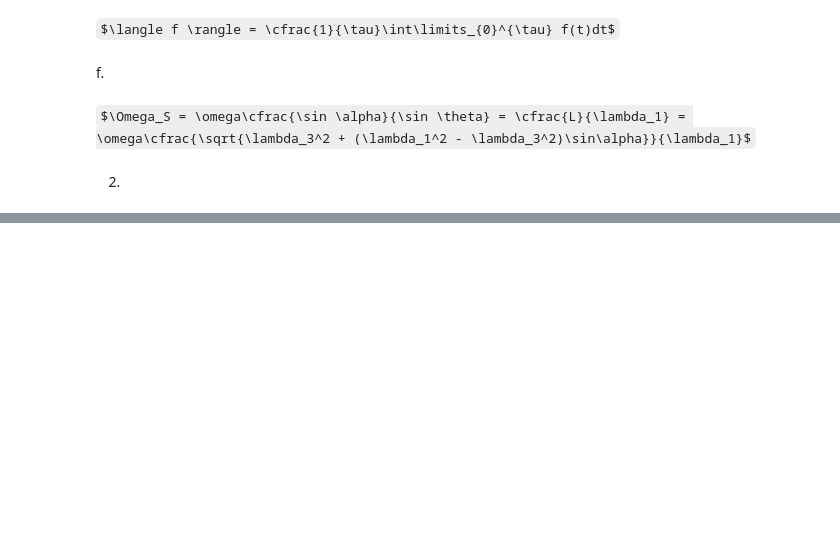
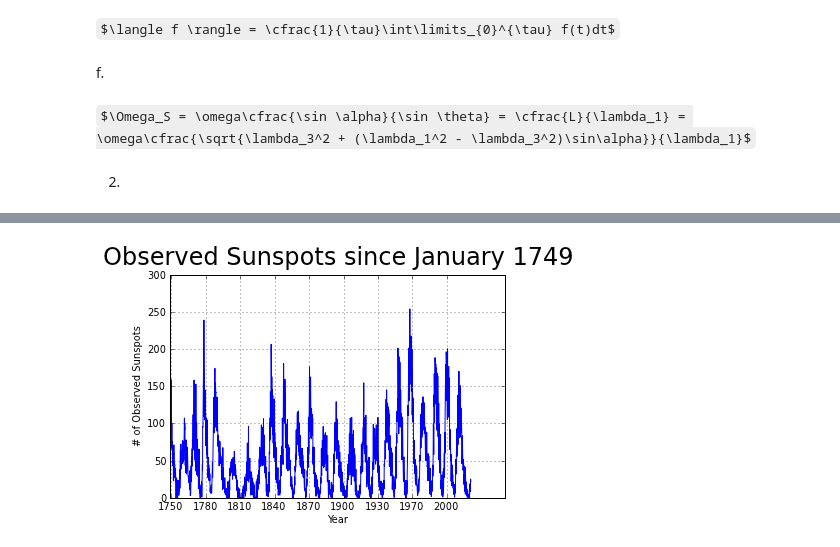
Before and after one commit to dbenton93/PHYS202-S13, a Jupyter notebook: Week3/Graphics Ex.2.ipynb, the cells around one changed output, grey strips where cells are left out. Cells and saved outputs as stored; diff of their text form; code cells hidden in the pictures; some formulas as TeX source; blank space fills up the shorter version.

```diff
--- a/Week3/Graphics Ex.2.ipynb
+++ b/Week3/Graphics Ex.2.ipynb
@@ -48,0 +63,4 @@ arange(
+# %%
+txt = loadtxt('/nfshome/drbenton/sunspots.txt',float)
+x = txt[:,0]
+y = txt[:,1]
@@ -48,0 +77,9 @@ arange(
+# %%
+plot (x,y)
+xlabel('Year')
+ylabel('# of Observed Sunspots')
+xticks(np.arange(12,2900, 360),('1750','1780','1810','1840','1870','1900','1930','1970','2000'))
+title('Observed Sunspots since January 1749',fontsize=24)
+grid(True)
+# %% [output]
+[figure, added]
```
Also changed, not shown: parts of 13 cells of this notebook, 1 other file.
